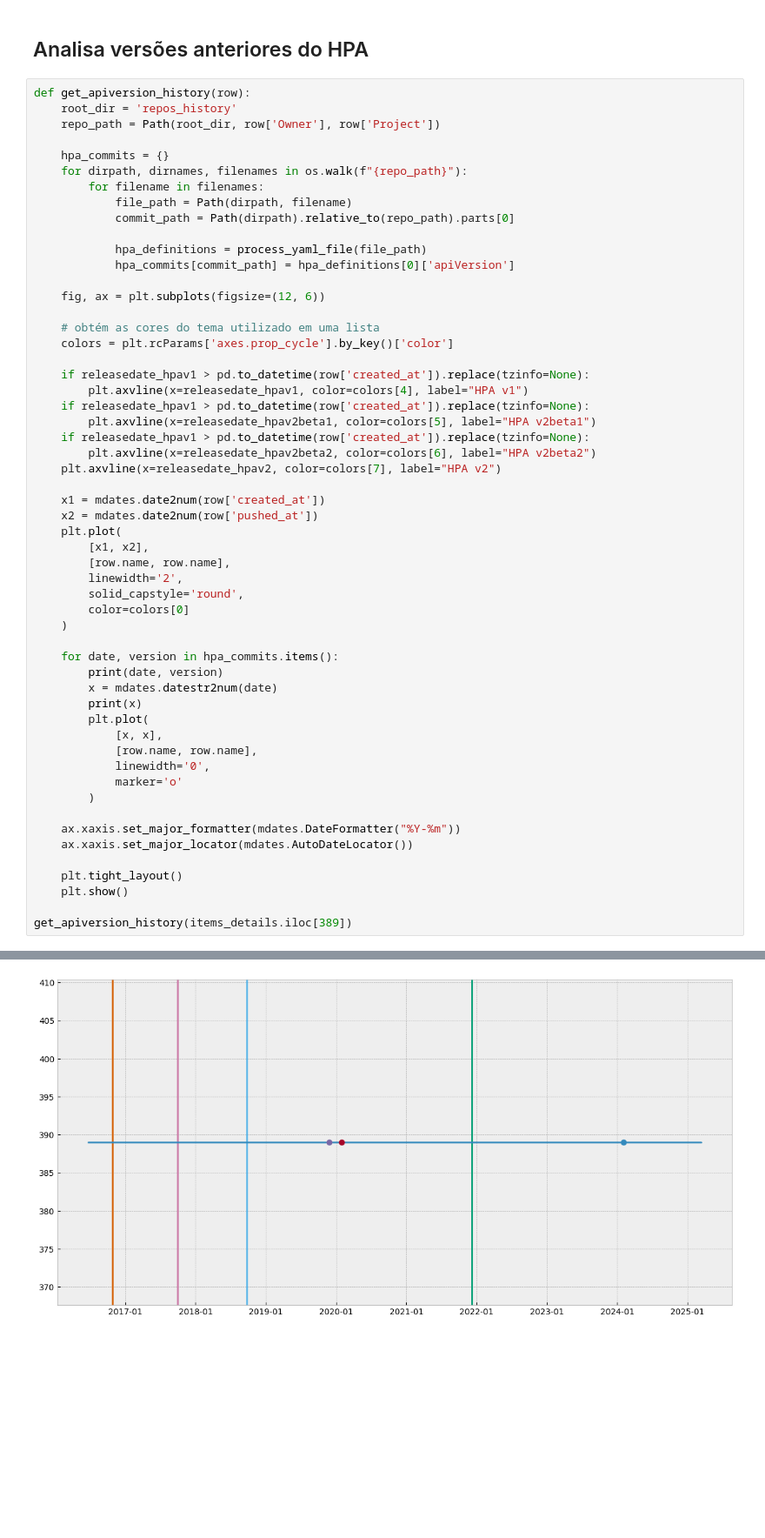
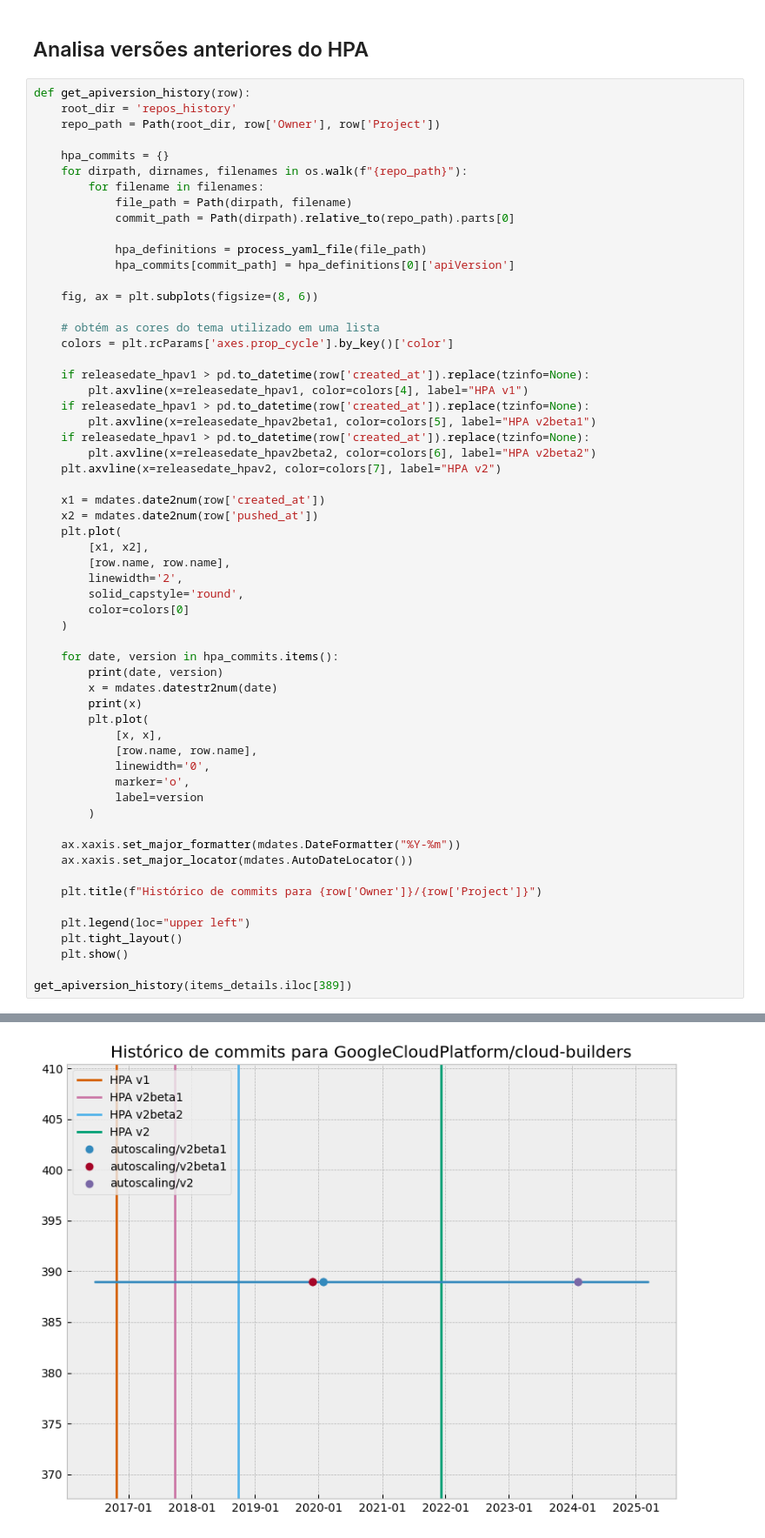
Before and after one commit to xisberto/hpa_usage, a Jupyter notebook: hpa_classify.ipynb, the cells around one changed output, grey strips where cells are left out. Shown at 87% size. Saved outputs shown, nothing was run; the diff lists cells and outputs as text; blank space fills up the shorter version.

Commit message:
Prepara gráficos para apresentação, adiciona alguns downloads de histórico

```diff
--- a/hpa_classify.ipynb
+++ b/hpa_classify.ipynb
@@ -968,7 +1011,7 @@ def get_apiversion_history(row):
             hpa_definitions = process_yaml_file(file_path)
             hpa_commits[commit_path] = hpa_definitions[0]['apiVersion']
 
-    fig, ax = plt.subplots(figsize=(12, 6))
+    fig, ax = plt.subplots(figsize=(8, 6))
 
     # obtém as cores do tema utilizado em uma lista
     colors = plt.rcParams['axes.prop_cycle'].by_key()['color']
@@ -999,12 +1042,16 @@ def get_apiversion_history(row):
             [x, x],
             [row.name, row.name],
             linewidth='0',
-            marker='o'
+            marker='o',
+            label=version
         )
 
     ax.xaxis.set_major_formatter(mdates.DateFormatter("%Y-%m"))
     ax.xaxis.set_major_locator(mdates.AutoDateLocator())
 
+    plt.title(f"Histórico de commits para {row['Owner']}/{row['Project']}")
+
+    plt.legend(loc="upper left")
     plt.tight_layout()
     plt.show()
 
@@ -1019 +1066 @@ get_apiversion_history(items_details.iloc[389])
-[figure, old version]
+[figure, new version]
```
Also changed, not shown: parts of 14 cells of this notebook, 6 other files.
